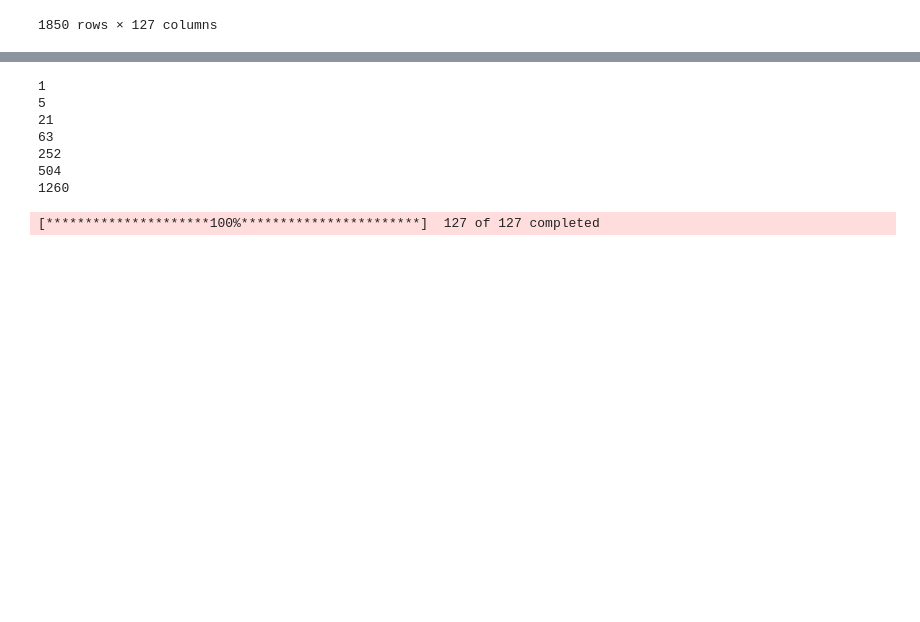
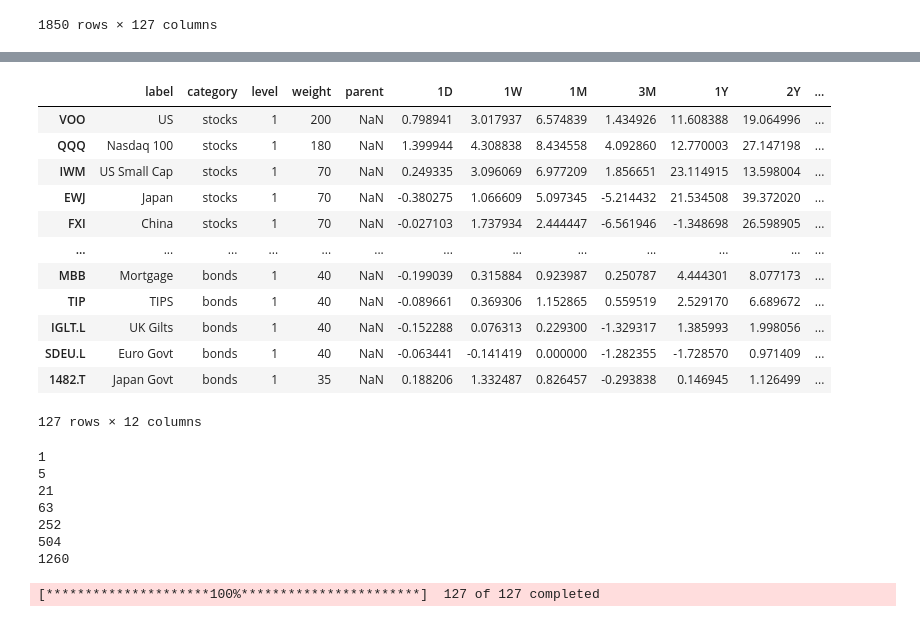
Before and after one commit to Hamza-joosub/SignumV2, a Jupyter notebook: api/routes/temp.ipynb, the cells around one changed output, grey strips where cells are left out. Cells and saved outputs as stored; diff of their text form; code cells hidden in the pictures; blank space fills up the shorter version.

```diff
--- a/api/routes/temp.ipynb
+++ b/api/routes/temp.ipynb
@@ -265,3 +265,13 @@ df
 | 2026-04-14 | 1594.000000 | 258.829987 | 210.259995 | 0.239667 | 235.720001 | 255.070007 | 176.410004 | 249.020004 | 296.630005 | 0.709930 | ... | ... |
 | 2026-04-15 | 1597.000000 | 266.429993 | 208.419998 | 0.249700 | 244.660004 | 258.119995 | 176.990005 | 248.500000 | 295.209991 | 0.717273 | ... | ... |
 1850 rows × 127 columns
+# %%
+returns_dict = {}
+last_price = df.iloc[-1]
+for tf, days in TIMEFRAME_DAYS.items():
+    print(days)
+    return_for_tf = ((last_price - df.iloc[-days-1]) / df.iloc[-days-1]) * 100
+    returns_dict[tf] = return_for_tf
+
+returns_df = pd.DataFrame(returns_dict)
+returns_df
@@ -267,0 +300,19 @@ df
+# %%
+meta_df = pd.DataFrame.from_dict(TICKER_DICTIONARY, orient='index')
+# %%
+result = meta_df.merge(returns_df, left_index=True, right_index=True)
+result
+# %% [output]
+|  | label | category | level | weight | parent | 1D | 1W | 1M | 3M | 1Y | 2Y | ... |
+| VOO | US | stocks | 1 | 200 | NaN | 0.798941 | 3.017937 | 6.574839 | 1.434926 | 11.608388 | 19.064996 | ... |
+| QQQ | Nasdaq 100 | stocks | 1 | 180 | NaN | 1.399944 | 4.308838 | 8.434558 | 4.092860 | 12.770003 | 27.147198 | ... |
+| IWM | US Small Cap | stocks | 1 | 70 | NaN | 0.249335 | 3.096069 | 6.977209 | 1.856651 | 23.114915 | 13.598004 | ... |
+| EWJ | Japan | stocks | 1 | 70 | NaN | -0.380275 | 1.066609 | 5.097345 | -5.214432 | 21.534508 | 39.372020 | ... |
+| FXI | China | stocks | 1 | 70 | NaN | -0.027103 | 1.737934 | 2.444447 | -6.561946 | -1.348698 | 26.598905 | ... |
+| ... | ... | ... | ... | ... | ... | ... | ... | ... | ... | ... | ... | ... |
+| MBB | Mortgage | bonds | 1 | 40 | NaN | -0.199039 | 0.315884 | 0.923987 | 0.250787 | 4.444301 | 8.077173 | ... |
+| TIP | TIPS | bonds | 1 | 40 | NaN | -0.089661 | 0.369306 | 1.152865 | 0.559519 | 2.529170 | 6.689672 | ... |
+| IGLT.L | UK Gilts | bonds | 1 | 40 | NaN | -0.152288 | 0.076313 | 0.229300 | -1.329317 | 1.385993 | 1.998056 | ... |
+| SDEU.L | Euro Govt | bonds | 1 | 40 | NaN | -0.063441 | -0.141419 | 0.000000 | -1.282355 | -1.728570 | 0.971409 | ... |
+| 1482.T | Japan Govt | bonds | 1 | 35 | NaN | 0.188206 | 1.332487 | 0.826457 | -0.293838 | 0.146945 | 1.126499 | ... |
+127 rows × 12 columns
```
Also changed, not shown: parts of 2 cells of this notebook, 1 other file.
